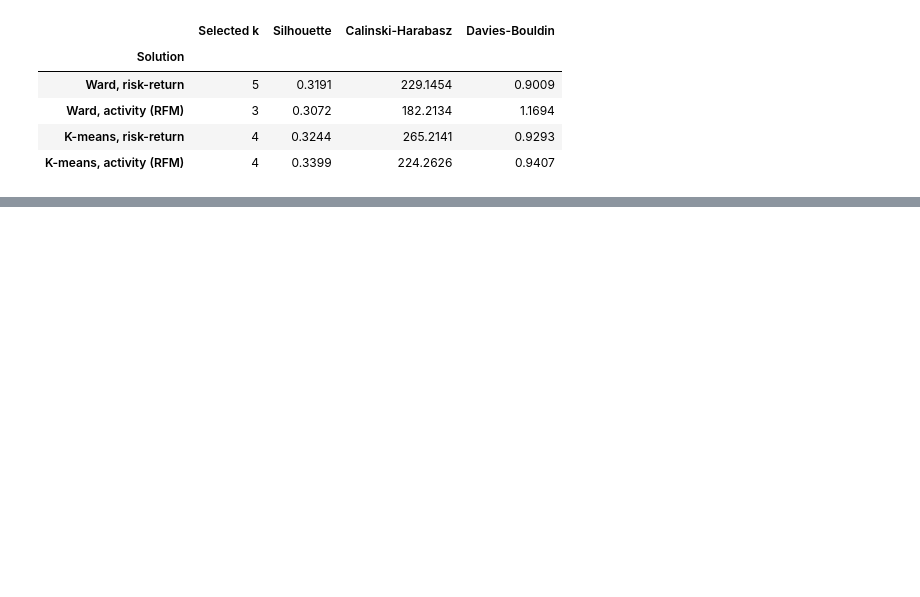
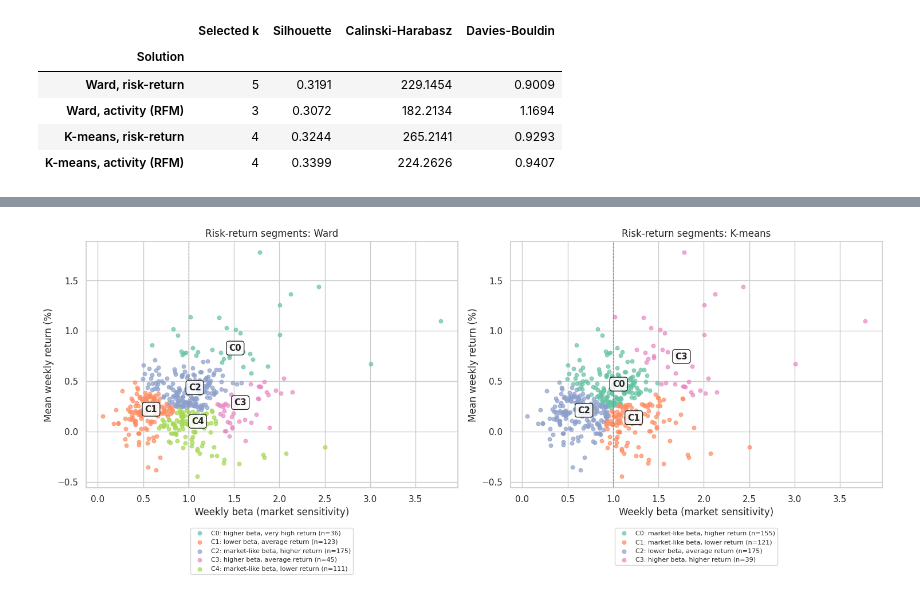
Before and after one commit to Dewdahara/CRMCM_CW1_w2054873, a Jupyter notebook: CRMCM_CW1_w2054873.ipynb, the cells around one changed output, grey strips where cells are left out. Cells and saved outputs as stored; diff of their text form; code cells hidden in the pictures; blank space fills up the shorter version.

Commit message:
Task 2.4: add cluster profiles and algorithm comparison

```diff
--- a/CRMCM_CW1_w2054873.ipynb
+++ b/CRMCM_CW1_w2054873.ipynb
@@ -2556,0 +2678,42 @@ quality_at_k.to_csv(f"{DATA_DIR}/cluster_quality_at_selected_k.csv")
+# %%
+# Chart: the risk-return clusters in original units (beta vs weekly return) for Ward and K-means.
+def plot_rr(ax, labels, key, title):
+    palette = sns.color_palette("Set2", len(np.unique(labels)))
+    for c in np.unique(labels):
+        m = labels == c
+        ax.scatter(
+            features.loc[m, "weekly_beta"],
+            features.loc[m, "mean_weekly_return"] * 100,
+            s=22,
+            alpha=0.7,
+            color=palette[c],
+            label=f"C{c}: {seg_names[key][c]} (n={m.sum()})",
+        )
+        ax.annotate(
+            f"C{c}",
+            (features.loc[m, "weekly_beta"].median(), features.loc[m, "mean_weekly_return"].median() * 100),
+            fontsize=11,
+            weight="bold",
+            bbox=dict(boxstyle="round", fc="white", ec="black", alpha=0.85),
+        )
+    ax.axvline(1, color="grey", ls="--", lw=0.8)
+    ax.set_xlabel("Weekly beta (market sensitivity)")
+    ax.set_ylabel("Mean weekly return (%)")
+    ax.set_title(title)
+    ax.legend(fontsize=8, loc="upper center", bbox_to_anchor=(0.5, -0.15))
+
+
+fig, axes = plt.subplots(1, 2, figsize=(15, 6.5))
+plot_rr(axes[0], ward_rr, "RR_Ward", "Risk-return segments: Ward")
+plot_rr(axes[1], km_rr, "RR_KMeans", "Risk-return segments: K-means")
+plt.tight_layout()
+plt.show()
+
+# Output:
+# In the Ward panel C0 (36 shares) sits top-right with high return, C1 (123) sits bottom-left with
+# low beta, C2 and C4 are market-like shares with different returns, and C3 has higher beta with
+# average return.
+# K-means finds similar groups but merges some of them into 4 clusters. The groups overlap a lot, so
+# the boundaries are not sharp.
+# %% [output]
+[figure, added]
```
Also changed, not shown: parts of 6 cells of this notebook.
